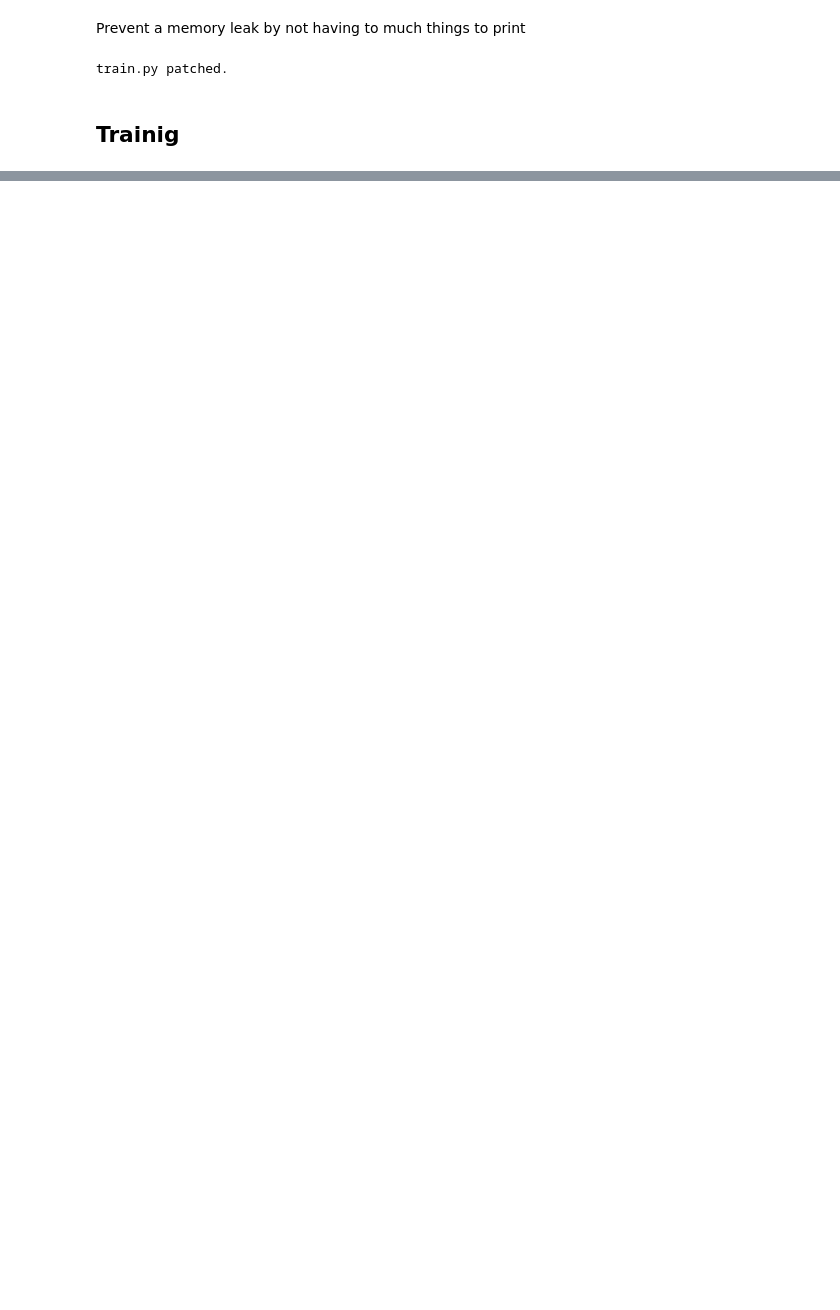
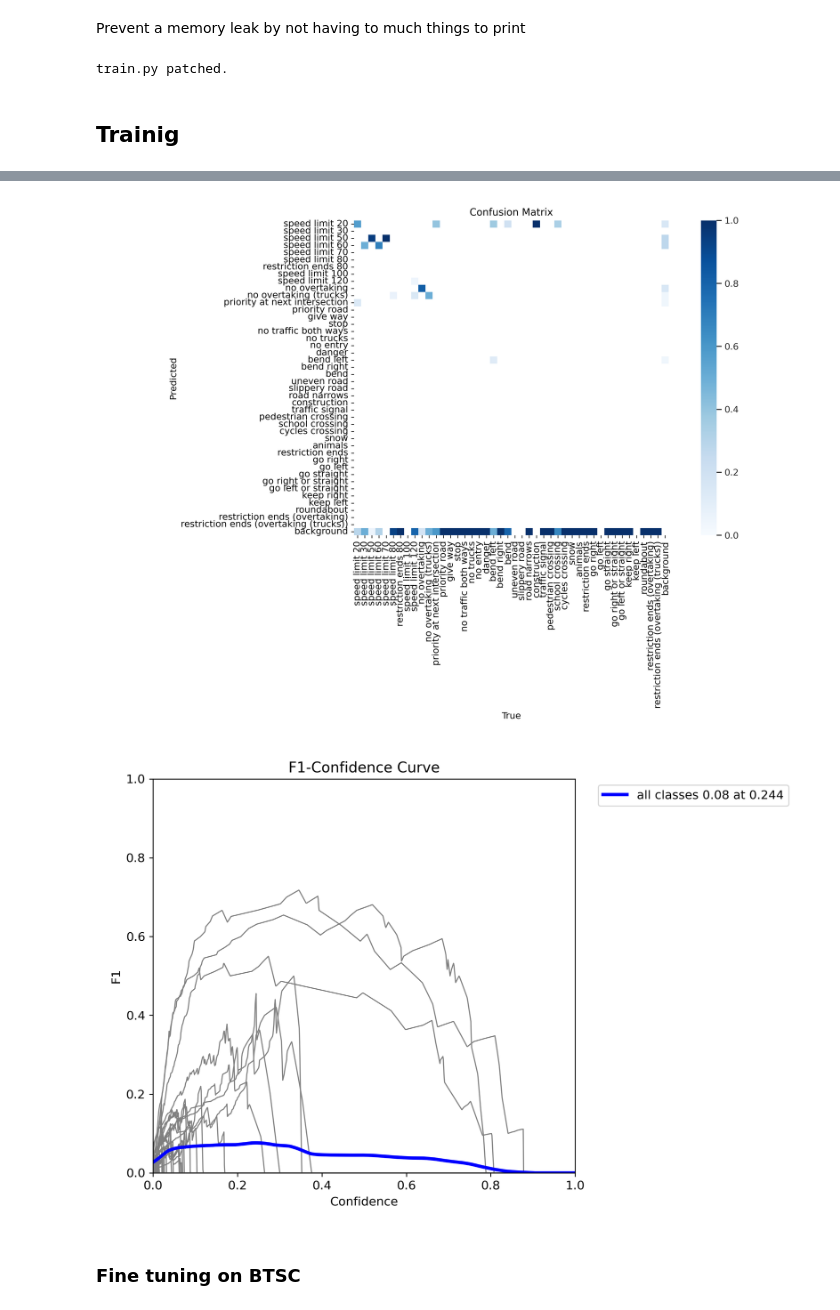
Before and after one commit to TheGasp/Road-Sign-Recognition, a Jupyter notebook: Projet_AIF.ipynb, the cells around one changed output, grey strips where cells are left out. Drawn from its saved outputs; the diff is of its cells as text; code cells hidden in the pictures; blank space fills up the shorter version.

```diff
--- a/Projet_AIF.ipynb
+++ b/Projet_AIF.ipynb
@@ -257 +535,20 @@ train.py patched.
+# %%
+# Visualisation of the test
+from IPython.display import Image, display
+
+base_path = "yolov5/runs/val/test_gtsdb/"
+
+# Liste des fichiers à afficher
+files_to_show = [
+    "confusion_matrix.png",
+    "F1_curve.png"
+]
+
+for file in files_to_show:
+    display(Image(filename=os.path.join(base_path, file)))
+# %% [output]
+[figure, added]
+[figure, added]
+# %% [markdown]
+### Fine tuning on BTSC
 # %%
```
Also changed, not shown: parts of 29 cells of this notebook, 3 other files.
